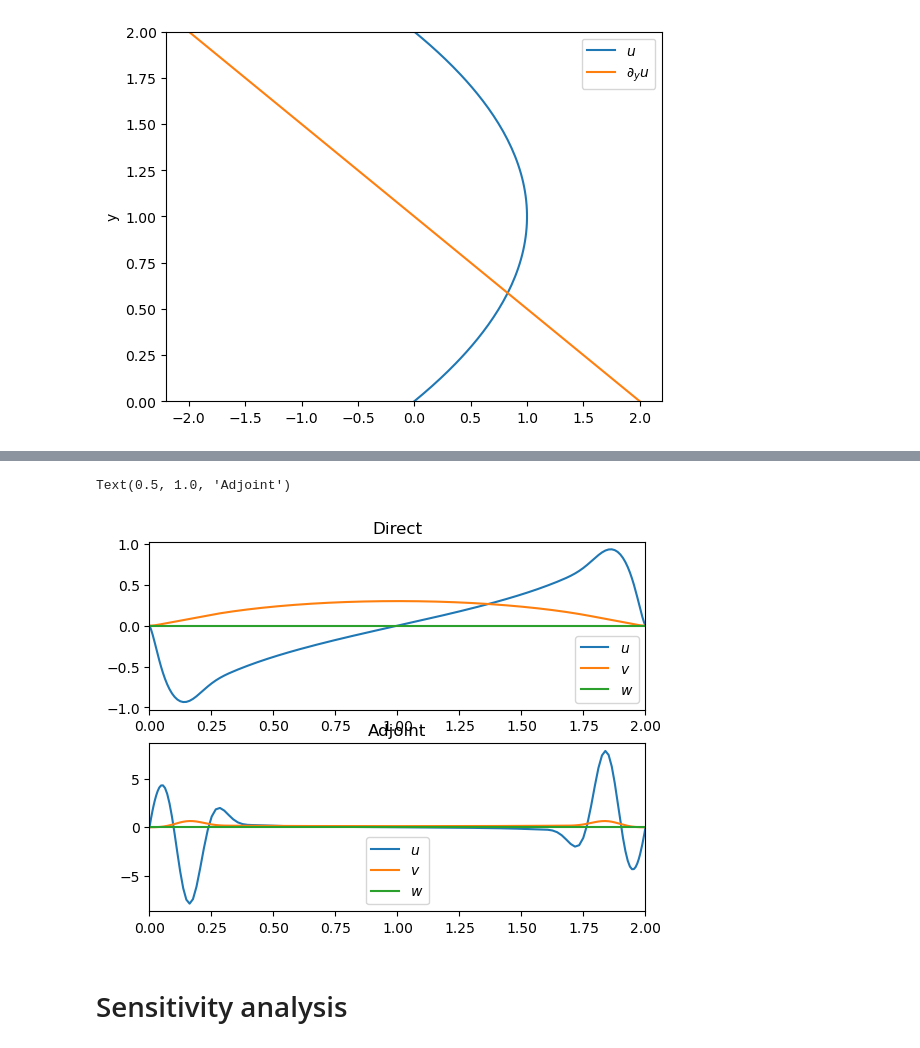
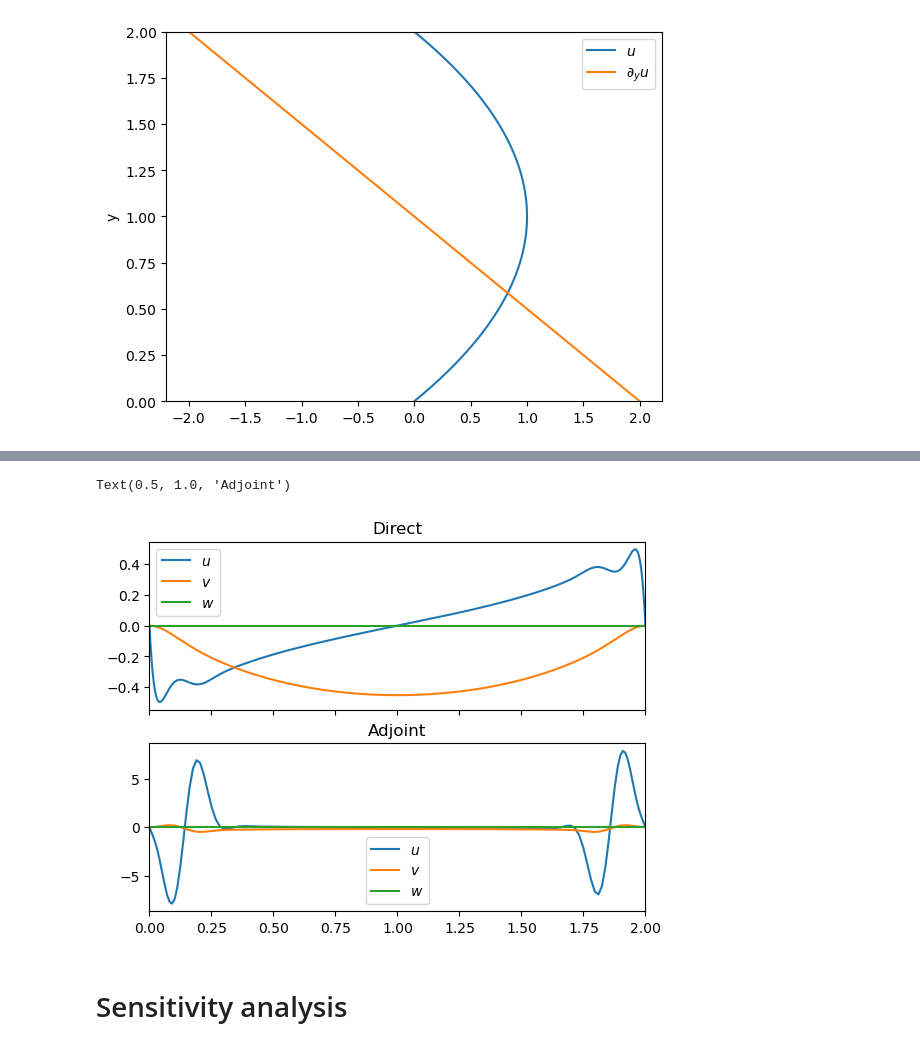
Before and after one commit to csskene/adjoint_tutorial, a Jupyter notebook: 1-eigenvalue.ipynb, the cells around one changed output, grey strips where cells are left out. Cells and saved outputs as stored; diff of their text form; code cells hidden in the pictures.

```diff
--- a/1-eigenvalue.ipynb
+++ b/1-eigenvalue.ipynb
@@ -51,0 +71,5 @@ Re = 5811
+# %%
+Ny    = 128  # Number of y points
+alpha = 1    # x- wavenumber
+beta  = 0    # z-wavenumber
+Re    = 8000 # Reynolds number
@@ -97,20 +124,17 @@ problemDirect.add_bc("right(v) = 0")
 problemDirect.add_bc("left(w) = 0")
 problemDirect.add_bc("right(w) = 0")
 
-EP_direct = Eigenproblem(problemDirect)
-EP_direct.solve(sparse=False)
-
 problemAdjoint = de.EVP(domain, eigenvalue='omega',variables=['u','uy','v','vy','w','wy','p'])
-problemAdjoint.parameters['ReInv'] = 1./Re
+problemAdjoint.parameters['Re'] = Re
 problemAdjoint.parameters['alpha'] = alpha
 problemAdjoint.parameters['beta']  = beta
 
 problemAdjoint.parameters['U'] = U
 problemAdjoint.parameters['Uy'] = Uy
 
-problemAdjoint.add_equation("omega*u - 1j*alpha*u*U -        1j*alpha*p + ReInv*((alpha**2+beta**2)*u - dy(uy)) = 0")
-problemAdjoint.add_equation("omega*v - 1j*alpha*v*U + u*Uy - dy(p)      + ReInv*((alpha**2+beta**2)*v - dy(vy)) = 0")
-problemAdjoint.add_equation("omega*w - 1j*alpha*w*U -        1j*beta*p  + ReInv*((alpha**2+beta**2)*w - dy(wy)) = 0")
+problemAdjoint.add_equation("omega*u - 1j*alpha*u*U -        1j*alpha*p + 1./Re*((alpha**2+beta**2)*u - dy(uy)) = 0")
+problemAdjoint.add_equation("omega*v - 1j*alpha*v*U + u*Uy - dy(p)      + 1./Re*((alpha**2+beta**2)*v - dy(vy)) = 0")
+problemAdjoint.add_equation("omega*w - 1j*alpha*w*U -        1j*beta*p  + 1./Re*((alpha**2+beta**2)*w - dy(wy)) = 0")
 problemAdjoint.add_equation("-1j*alpha*u - vy - 1j*beta*w = 0")
 
 problemAdjoint.add_equation("dy(u) - uy = 0")
@@ -123,7 +147,4 @@ problemAdjoint.add_bc("left(v) = 0")
 problemAdjoint.add_bc("right(v) = 0")
 problemAdjoint.add_bc("left(w) = 0")
 problemAdjoint.add_bc("right(w) = 0")
-
-EP_adjoint = Eigenproblem(problemAdjoint)
-EP_adjoint.solve(sparse=False)
 # %% [output]
@@ -179,20 +224,20 @@ New norm (1-1.970010868961503e-16j)
 # %%
-fig, ax = plt.subplots(2,1)
+fig, ax = plt.subplots(2,1,sharex=True)
 
 ax[0].plot(y,most_unstable_direct['u']['g'].real,label=r'$u$')
 ax[0].plot(y,most_unstable_direct['v']['g'].real,label=r'$v$')
 ax[0].plot(y,most_unstable_direct['w']['g'].real,label=r'$w$')
 ax[0].legend()
 ax[0].set_xlim([0,2])
 ax[0].set_title('Direct')
 ax[1].plot(y,most_unstable_adjoint['u']['g'].real,label=r'$u$')
 ax[1].plot(y,most_unstable_adjoint['v']['g'].real,label=r'$v$')
 ax[1].plot(y,most_unstable_adjoint['w']['g'].real,label=r'$w$')
 ax[1].legend()
 ax[1].set_xlim([0,2])
 ax[1].set_title('Adjoint')
 # %% [output]
 Text(0.5, 1.0, 'Adjoint')
-[figure, old version]
+[figure, new version]
 # %% [markdown]
 # Sensitivity analysis
```
Also changed, not shown: parts of 38 cells of this notebook.
